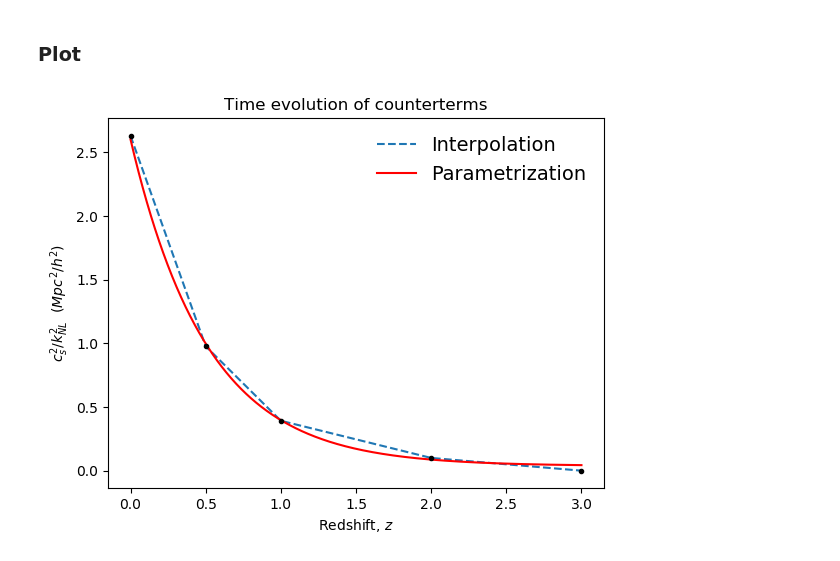
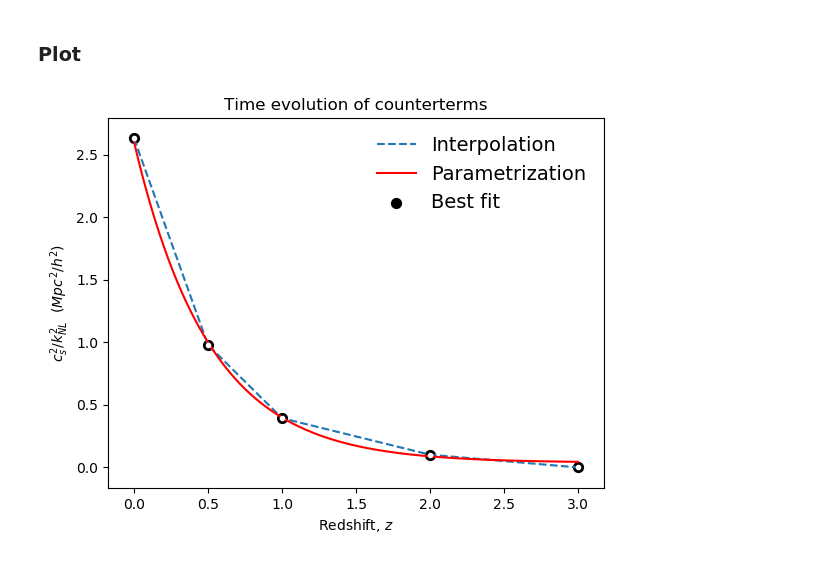
Before and after one commit to Lucia-Fonseca/unequalpy, a Jupyter notebook: eft_counterterms/c2_time_evolution.ipynb, the cells around one changed output. Drawn from its saved outputs; the diff is of its cells as text; code cells hidden in the pictures.

```diff
--- a/eft_counterterms/c2_time_evolution.ipynb
+++ b/eft_counterterms/c2_time_evolution.ipynb
@@ -133,13 +133,17 @@ c2_best = c2model(z_vector,best_fit)
 # %% [markdown]
 ### Plot
 # %%
+
 plt.plot(z, c2, '--', label='Interpolation')
 plt.plot(z_vector, c2_best, 'r', label='Parametrization')
-plt.errorbar(z, c2, yerr=err, fmt='.k', capsize=0)
+plt.errorbar(z, c2, yerr=err, fmt='.w', capsize=0)
+plt.scatter(z, c2, s=50, c='k', label='Best fit')
 
 plt.title('Time evolution of counterterms')
 plt.xlabel('Redshift, $z$')
 plt.ylabel('$ c^2_{s}/k_{NL}^2$  $(Mpc^2/h^2)$')
-plt.legend(fontsize=14, frameon=False);
+plt.legend(fontsize=14, frameon=False)
+# plt.savefig('counterterm.pdf')
+plt.show()
 # %% [output]
-[figure, old version]
+[figure, new version]
```
Also changed, not shown: parts of 6 cells of this notebook.
